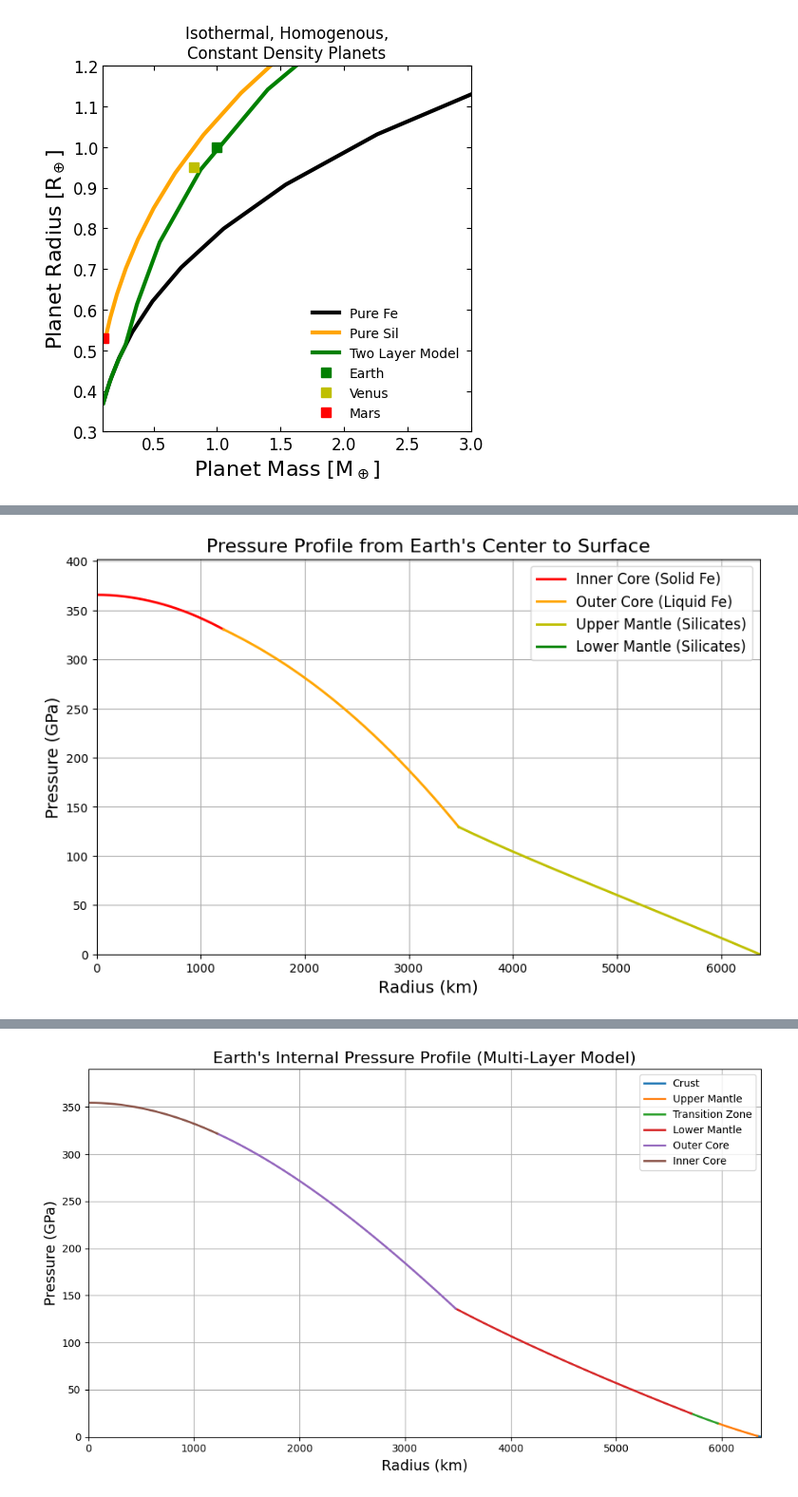
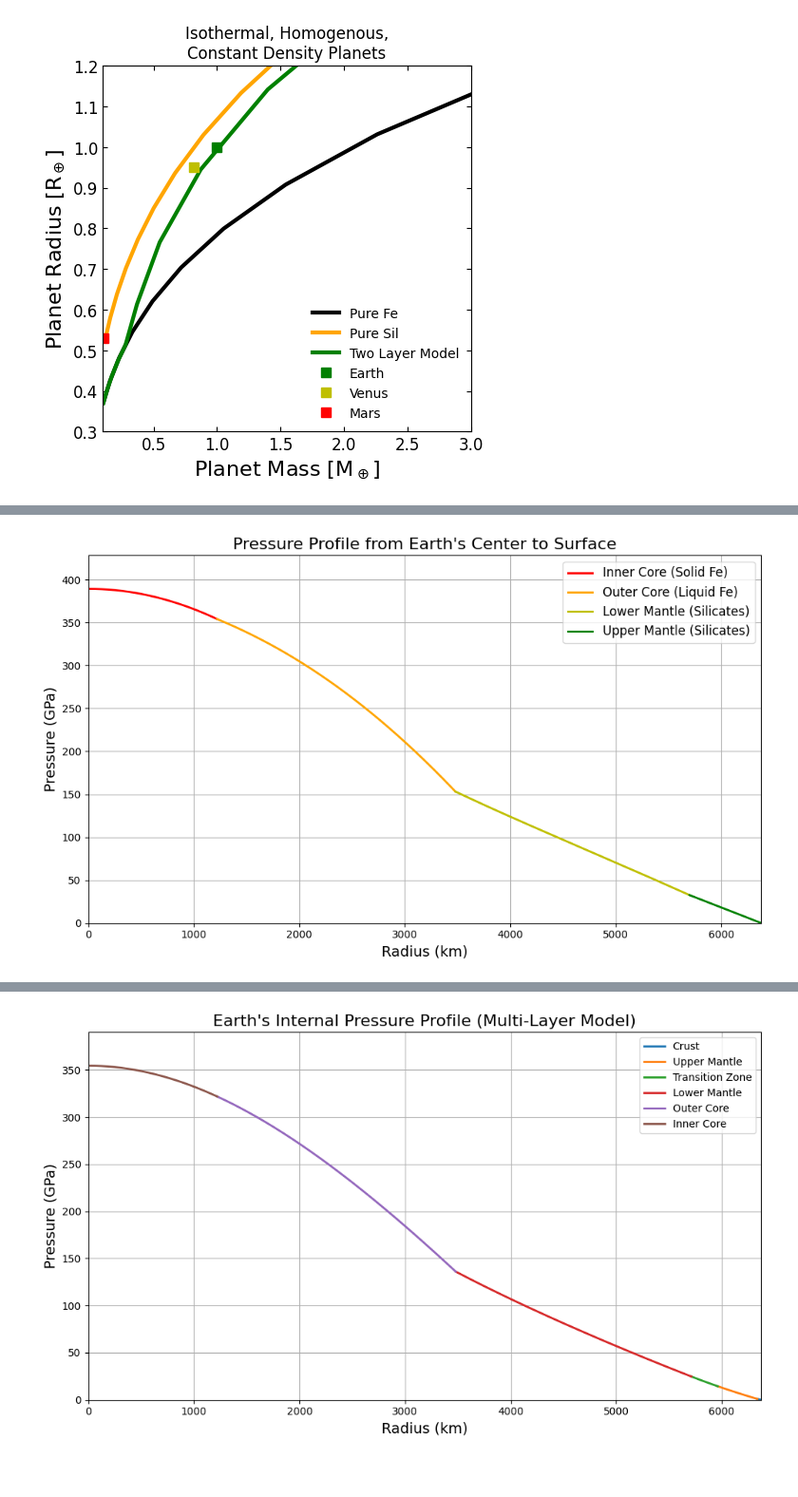
Before and after one commit to Jsk10101/PlanetarySci-Phys5205, a Jupyter notebook: Modeling_Earth_Using_Central_Pressure.ipynb, the cells around one changed output, grey strips where cells are left out. Shown: that part at 95% size. Saved outputs shown, nothing was run; the diff lists cells and outputs as text; code cells hidden in the pictures; blank space fills up the shorter version.

```diff
--- a/Modeling_Earth_Using_Central_Pressure.ipynb
+++ b/Modeling_Earth_Using_Central_Pressure.ipynb
@@ -160,38 +208,36 @@ plt.show()
 # %%
 # Core and Mantle Density Values (in kg/m³)
-# Inner Core (Solid Iron)
-density_inner_core = 13000.0
-# Outer Core (Liquid Iron)
-density_outer_core = 11500.0
-# Upper Mantle (Silicate)
-density_upper_mantle = 4500.0
-# Lower Mantle (Silicate)
-density_lower_mantle = 5200.0
+density_inner_core = 13000.0       # Inner Core (Solid Iron)
+density_outer_core = 11500.0       # Outer Core (Liquid Iron)
+density_lower_mantle = 5200.0      # Lower Mantle (Silicate)
+density_upper_mantle = 4500.0      # Upper Mantle (Silicate)
 
 # Define radii for layers (in meters)
-inner_core_radius = 1.22e6  # Inner core radius (1220 km)
-outer_core_radius = 3.48e6  # Outer core radius (3480 km)
-mantle_radius = 6.37e6  # Earth's radius (6371 km)
+inner_core_radius = 1.22e6         # 1220 km
+outer_core_radius = 3.48e6         # 3480 km
+lower_mantle_boundary = 5.7e6      # Approx. 5700 km
+mantle_radius = re                 # Earth's surface radius (6371 km)
 
-# Function to return density based on material and radius
+# Function to return density based on radius
 def get_rho(r):
-    if r < inner_core_radius:  # Inner core (solid Fe)
+    if r < inner_core_radius:
         return density_inner_core
-    elif r < outer_core_radius:  # Outer core (liquid Fe)
+    elif r < outer_core_radius:
         return density_outer_core
-    elif r < mantle_radius:  # Upper mantle (silicates)
+    elif r < lower_mantle_boundary:
+        return density_lower_mantle
+    elif r <= mantle_radius:
         return density_upper_mantle
-    else:  # Lower mantle (silicates)
-        return density_lower_mantle
+    else:
+        return 0.0  # Outside Earth
 
 # Function to calculate the pressure profile with layered core and mantle
 def calculate_pressure_profile(dr=100.0, p_surface=0):
-    # Initialize arrays, starting from the surface
     radius_array = np.arange(mantle_radius, 0, -dr)  # From surface to center
     pressure_array = np.zeros_like(radius_array)
     mass_array = np.zeros_like(radius_array)
 
-    # Calculate mass profile from surface to center (backwards integration)
+    # Calculate cumulative mass from surface inward
     total_mass = 0.0
     for i in range(len(radius_array) - 1, -1, -1):
         r = radius_array[i]
@@ -201,47 +247,62 @@ def calculate_pressure_profile(dr=100.0, p_surface=0):
         total_mass += shell_mass
         mass_array[i] = total_mass
 
-    # Calculate pressure inward
-    pressure_array[0] = p_surface  # Surface pressure (0 or atmospheric)
+    # Calculate pressure from surface inward
+    pressure_array[0] = p_surface  # Surface pressure
     for i in range(1, len(radius_array)):
         r = radius_array[i-1]
         rho = get_rho(r)
         m = mass_array[i-1]
         g = G * m / (r**2)
         dp = rho * g * dr
         pressure_array[i] = pressure_array[i-1] + dp
 
-    # Convert to GPa
+    # Convert pressure to GPa and flip arrays for plotting center to surface
     pressure_array = pressure_array / gpa_to_pa
-    radius_array = radius_array[::-1]  # Flip to center-to-surface for plotting
+    radius_array = radius_array[::-1]
     pressure_array = pressure_array[::-1]
 
     return radius_array, pressure_array
 
 # Calculate the pressure profile
-radius, pressure = calculate_pressure_profile(dr=100.0)  # Use dr = 100 for finer resolution
+radius, pressure = calculate_pressure_profile(dr=100.0)
 
 # Plot the pressure profile with different colors for each region
-plt.figure(figsize=(10,6))
+plt.figure(figsize=(10, 6))
 
-# Plot each region with different colors
-plt.plot(radius[radius <= inner_core_radius] / 1e3, pressure[radius <= inner_core_radius], 'r-', lw=2, label='Inner Core (Solid Fe)')
-plt.plot(radius[(radius > inner_core_radius) & (radius <= outer_core_radius)] / 1e3, pressure[(radius > inner_core_radius) & (radius <= outer_core_radius)], 'orange', lw=2, label='Outer Core (Liquid Fe)')
-plt.plot(radius[(radius > outer_core_radius) & (radius <= mantle_radius)] / 1e3, pressure[(radius > outer_core_radius) & (radius <= mantle_radius)], 'y-', lw=2, label='Upper Mantle (Silicates)')
-plt.plot(radius[radius > mantle_radius] / 1e3, pressure[radius > mantle_radius], 'g-', lw=2, label='Lower Mantle (Silicates)')
+# Inner Core
+plt.plot(radius[radius <= inner_core_radius] / 1e3,
+         pressure[radius <= inner_core_radius],
+         'r-', lw=2, label='Inner Core (Solid Fe)')
 
-# Label axes
+# Outer Core
+plt.plot(radius[(radius > inner_core_radius) & (radius <= outer_core_radius)] / 1e3,
+         pressure[(radius > inner_core_radius) & (radius <= outer_core_radius)],
+         'orange', lw=2, label='Outer Core (Liquid Fe)')
+
+# Lower Mantle
+plt.plot(radius[(radius > outer_core_radius) & (radius <= lower_mantle_boundary)] / 1e3,
+         pressure[(radius > outer_core_radius) & (radius <= lower_mantle_boundary)],
+         'y-', lw=2, label='Lower Mantle (Silicates)')
+
+# Upper Mantle
+plt.plot(radius[(radius > lower_mantle_boundary) & (radius <= mantle_radius)] / 1e3,
+         pressure[(radius > lower_mantle_boundary) & (radius <= mantle_radius)],
+         'g-', lw=2, label='Upper Mantle (Silicates)')
+
+# Label axes and title
 plt.xlabel('Radius (km)', fontsize=14)
 plt.ylabel('Pressure (GPa)', fontsize=14)
 plt.title('Pressure Profile from Earth\'s Center to Surface', fontsize=16)
 
-# Add grid and legend
+# Grid, limits, legend
 plt.grid(True)
-plt.xlim(0, re / 1e3)  # Plot until Earth's radius (in km)
-plt.ylim(0, max(pressure) * 1.1)  # Set the y-axis to show full pressure range
+plt.xlim(0, re / 1e3)
+plt.ylim(0, max(pressure) * 1.1)
 plt.legend(loc='upper right', fontsize=12)
 
 # Show the plot
+plt.tight_layout()
 plt.show()
 # %% [output]
-[figure, old version]
+[figure, new version]
```
Also changed, not shown: parts of 15 cells of this notebook.
